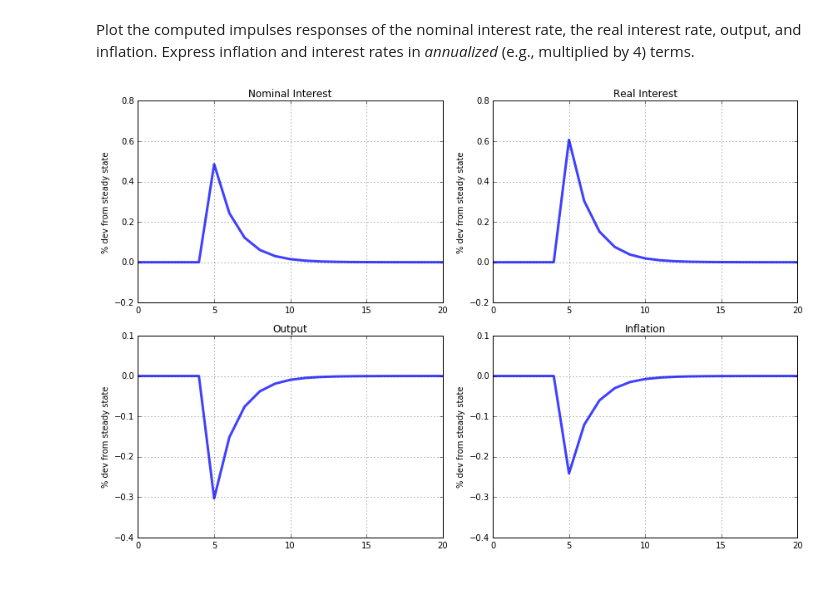
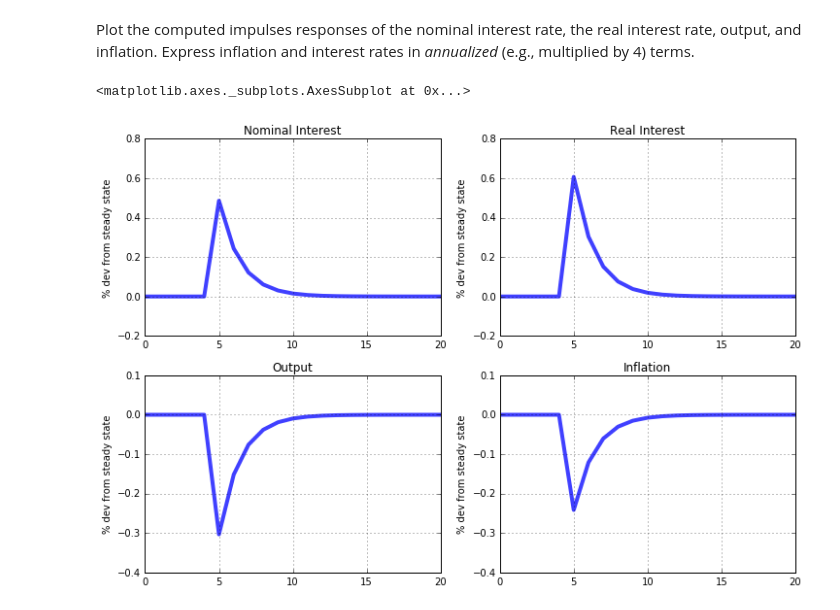
Before and after one commit to t-hdd/econ126, a Jupyter notebook: Lecture Notebooks/Econ126_Class_16.ipynb, the cells around one changed output. Saved outputs shown, nothing was run; the diff lists cells and outputs as text; code cells hidden in the pictures; blank space fills up the shorter version.

```diff
--- a/Lecture Notebooks/Econ126_Class_16.ipynb
+++ b/Lecture Notebooks/Econ126_Class_16.ipynb
@@ -251,35 +251,42 @@ print(nk_model.irs['e_v'].head(10))
 9  0.0000 -1.734723e-19  0.0  0.000156 -0.000190 -0.000038  0.000076  0.000095
 # %% [markdown]
 Plot the computed impulses responses of the nominal interest rate, the real interest rate, output, and inflation. Express inflation and interest rates in *annualized* (e.g., multiplied by 4) terms.
-# %%
-# Create figure. PROVIDED
-fig = plt.figure(figsize=(12,8))
-
-# Create upper-left axis. PROVIDED
-ax1 = fig.add_subplot(2,2,1)
-(nk_model.irs['e_v']['i']*400).plot(ax=ax1,lw=3,alpha=0.75,title='Nominal Interest',grid=True)
-ax1.set_ylabel('% dev from steady state')
-
-# Create upper-right axis. PROVIDED
-ax2 = fig.add_subplot(2,2,2)
-(nk_model.irs['e_v']['r']*400).plot(ax=ax2,lw=3,alpha=0.75,title='Real Interest',grid=True)
-ax2.set_ylabel('% dev from steady state')
-
-# Create lower-left axis. PROVIDED
-ax3 = fig.add_subplot(2,2,3)
-(nk_model.irs['e_v']['y']*100).plot(ax=ax3,lw=3,alpha=0.75,title='Output',grid=True)
-ax3.set_ylabel('% dev from steady state')
-
-# Create lower-right axis. PROVIDED
-ax4 = fig.add_subplot(2,2,4)
-(nk_model.irs['e_v']['pi']*400).plot(ax=ax4,lw=3,alpha=0.75,title='Inflation',grid=True)
-ax4.set_ylabel('% dev from steady state')
-
-ax1.set_ylim([-0.2,0.8])
-ax2.set_ylim([-0.2,0.8])
-ax3.set_ylim([-0.4,0.1])
-ax4.set_ylim([-0.4,0.1])
-
-fig.tight_layout()
-# %% [output]
-[figure, removed]
+# %%
+# Create figure. PROVIDED
+fig = plt.figure(figsize=(12,8))
+
+# Create upper-left axis. PROVIDED
+ax1 = fig.add_subplot(2,2,1)
+# Create upper-right axis. PROVIDED
+ax2 = fig.add_subplot(2,2,2)
+# Create lower-left axis. PROVIDED
+ax3 = fig.add_subplot(2,2,3)
+# Create lower-right axis. PROVIDED
+ax4 = fig.add_subplot(2,2,4)
+
+# Set axis 1 ylabel
+ax1.set_ylabel('% dev from steady state')
+# Set axis 2 ylabel
+ax2.set_ylabel('% dev from steady state')
+# Set axis 3 ylabel
+ax3.set_ylabel('% dev from steady state')
+# Set axis 4 ylabel
+ax4.set_ylabel('% dev from steady state')
+
+# Set axis 1 limits
+ax1.set_ylim([-0.2,0.8])
+# Set axis 2 limits
+ax2.set_ylim([-0.2,0.8])
+# Set axis 3 limits
+ax3.set_ylim([-0.4,0.1])
+# Set axis 4 limits
+ax4.set_ylim([-0.4,0.1])
+
+# Plot the nominal interest rate, real interest rate, output, and inflation
+(nk_model.irs['e_v']['i']*400).plot(ax=ax1,lw=4,alpha=0.75,title='Nominal Interest',grid=True)
+(nk_model.irs['e_v']['r']*400).plot(ax=ax2,lw=4,alpha=0.75,title='Real Interest',grid=True)
+(nk_model.irs['e_v']['y']*100).plot(ax=ax3,lw=4,alpha=0.75,title='Output',grid=True)
+(nk_model.irs['e_v']['pi']*400).plot(ax=ax4,lw=4,alpha=0.75,title='Inflation',grid=True)
+# %% [output]
+<matplotlib.axes._subplots.AxesSubplot at 0x...>
+[figure, added]
```
Also changed, not shown: 14 other files.
